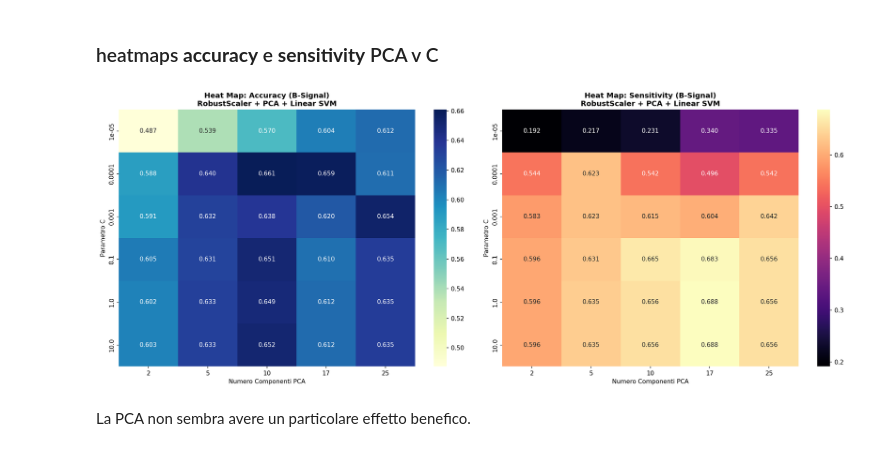
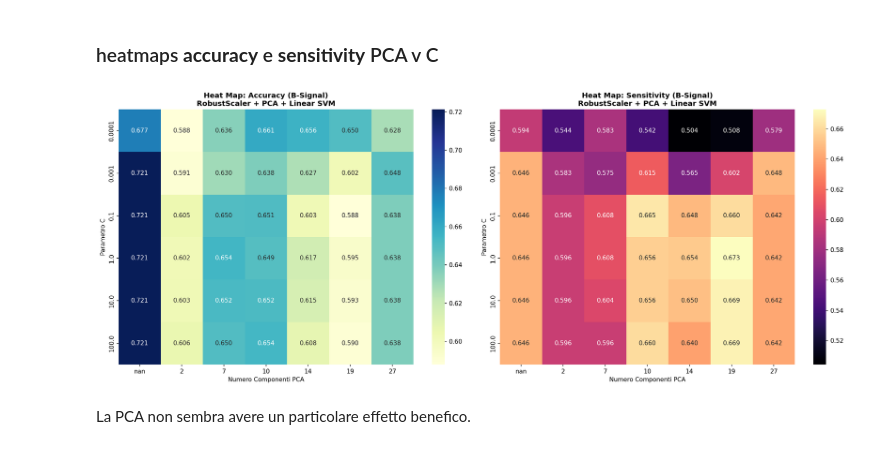
Before and after one commit to zosojack/ml-applications, a Jupyter notebook: first-project/svm_definitivo.ipynb, the cells around one changed output. Cells and saved outputs as stored; diff of their text form; code cells hidden in the pictures.

```diff
--- a/first-project/svm_definitivo.ipynb
+++ b/first-project/svm_definitivo.ipynb
@@ -341,35 +341,37 @@ Numero totale di configurazioni provate: 48
 # %% [markdown]
 ### heatmaps **accuracy** e **sensitivity** PCA v C
 # %%
+df_filtered = results_df_pca[results_df_pca['param_reduce_dim__n_components'] != 44].copy()
+
 # 1. Preparazione dei dati: Pivot delle tabelle
 # Trasformiamo il DataFrame in matrici (Indice = C, Colonne = n_components)
-pivot_acc = results_df.pivot(index='param_classify__C',
+pivot_acc = df_filtered.pivot(index='param_classify__C',
                                  columns='param_reduce_dim__n_components',
                                  values='mean_test_score')
 
-pivot_sens = results_df.pivot(index='param_classify__C',
+pivot_sens = df_filtered.pivot(index='param_classify__C',
                                   columns='param_reduce_dim__n_components',
                                   values='mean_test_sensitivity')
 
 # 2. Creazione della figura
 fig, axes = plt.subplots(1, 2, figsize=(18, 7), dpi=150)
 
 # --- Heatmap Accuracy ---
 sns.heatmap(pivot_acc, annot=True, fmt=".3f", cmap="YlGnBu", ax=axes[0])
 axes[0].set_title('Heat Map: Accuracy (B-Signal)\nRobustScaler + PCA + Linear SVM', fontweight='bold')
 axes[0].set_xlabel('Numero Componenti PCA')
 axes[0].set_ylabel('Parametro C')
 
 # --- Heatmap Sensitivity ---
 sns.heatmap(pivot_sens, annot=True, fmt=".3f", cmap="magma", ax=axes[1])
 axes[1].set_title('Heat Map: Sensitivity (B-Signal)\nRobustScaler + PCA + Linear SVM', fontweight='bold')
 axes[1].set_xlabel('Numero Componenti PCA')
 axes[1].set_ylabel('Parametro C')
 
 plt.tight_layout()
 plt.show()
 # %% [output]
-[figure, old version]
+[figure, new version]
 # %% [markdown]
 La PCA non sembra avere un particolare effetto benefico.
 # %% [markdown]
```
